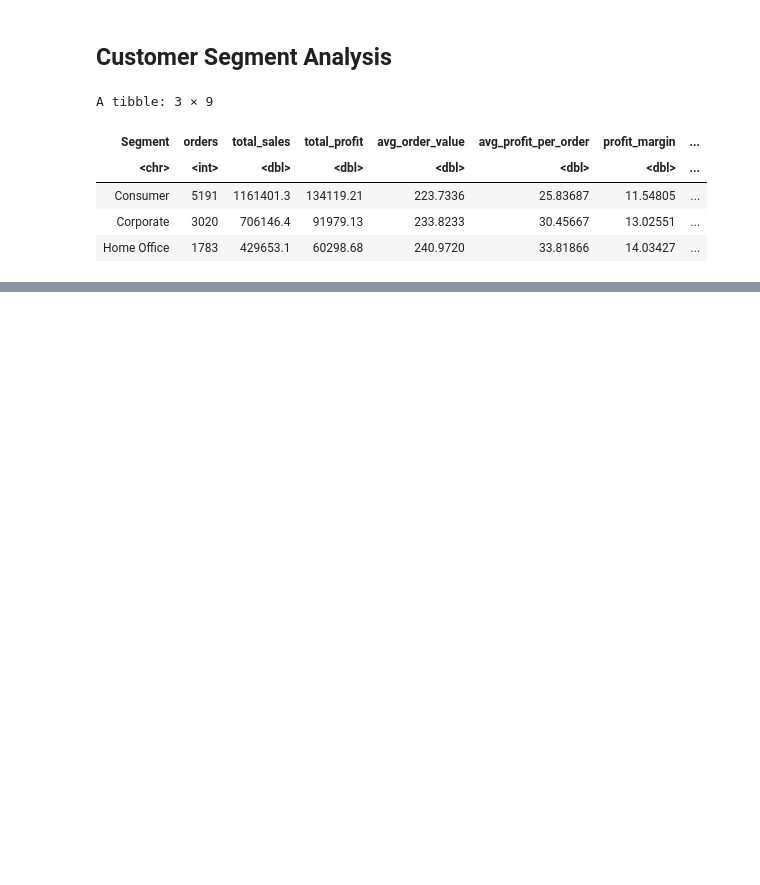
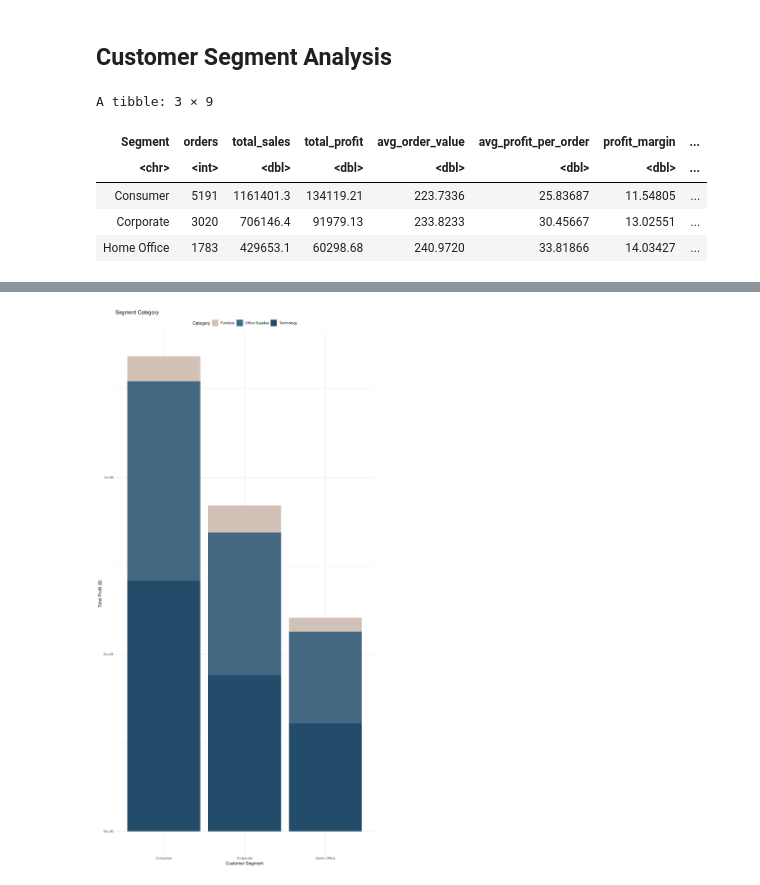
Before and after one commit to pawanU03/EDA-Superstore, a Jupyter notebook: superstore_eda.ipynb, the cells around one changed output, grey strips where cells are left out. Drawn from its saved outputs; the diff is of its cells as text; code cells hidden in the pictures; blank space fills up the shorter version.

```diff
--- a/superstore_eda.ipynb
+++ b/superstore_eda.ipynb
@@ -980,0 +997,13 @@ options(repr.plot.width = 10, repr.plot.height = 8)
+# %%
+# Segment Category
+segment_category <- superstore %>%
+group_by(Segment, Category) %>%
+summarise(
+    orders = n(),
+    total_profit = sum(Profit),
+    profit_margin = (sum(Profit) / sum(Sales)) * 100,
+    .groups = "drop"
+) %>%
+arrange(desc(total_profit))
+
+segment_category
@@ -980,0 +1023,19 @@ options(repr.plot.width = 10, repr.plot.height = 8)
+# %%
+# plot
+ggplot(
+    segment_category,
+    aes(x = Segment, y = total_profit, fill = Category)
+) +
+geom_col() +
+scale_fill_manual(values = c("Furniture" = "#D2C1B6",
+                            "Office Supplies" = "#456882",
+                            "Technology" = "#234C6A")) +
+labs(
+    title = "Segment Category",
+    x = "Customer Segment",
+    y = "Total Profit ($)"
+) +
+theme_minimal() +
+theme(legend.position = "top")
+# %% [output]
+[figure, added]
```
Also changed, not shown: parts of 15 cells of this notebook.
